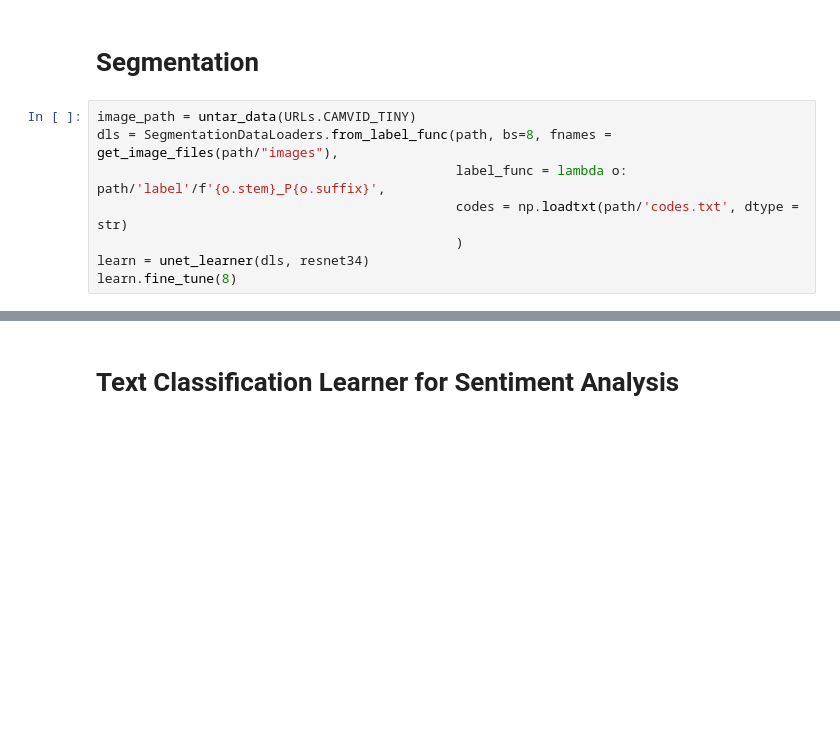
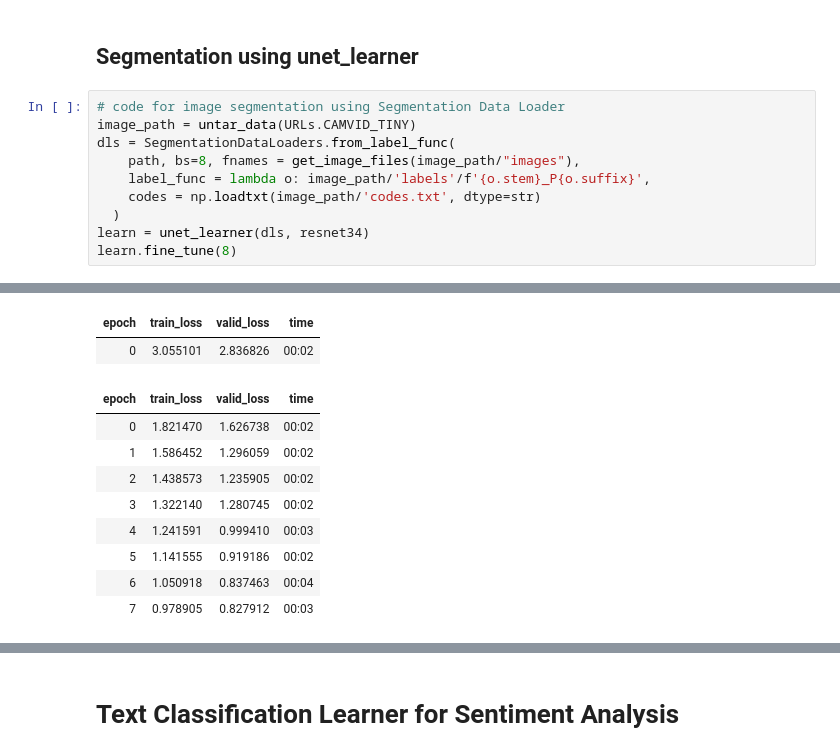
Before and after one commit to Karishma-Kuria/Assignment1-DL-CMPE-258, a Jupyter notebook: FastAI.ipynb, the cells around one changed output, grey strips where cells are left out. Drawn from its saved outputs; the diff is of its cells as text; blank space fills up the shorter version.

```diff
--- a/FastAI.ipynb
+++ b/FastAI.ipynb
@@ -22,10 +55,13 @@ learn.fine_tune(1)
 # %% [markdown]
-# **Segmentation**
+## **Segmentation using unet_learner**
 # %%
+# code for image segmentation using Segmentation Data Loader
 image_path = untar_data(URLs.CAMVID_TINY)
-dls = SegmentationDataLoaders.from_label_func(path, bs=8, fnames = get_image_files(path/"images"),
-                                              label_func = lambda o: path/'label'/f'{o.stem}_P{o.suffix}',
-                                              codes = np.loadtxt(path/'codes.txt', dtype = str)
-                                              )
+dls = SegmentationDataLoaders.from_label_func(
+    path, bs=8, fnames = get_image_files(image_path/"images"),
+    label_func = lambda o: image_path/'labels'/f'{o.stem}_P{o.suffix}',
+    codes = np.loadtxt(image_path/'codes.txt', dtype=str)
+  )
 learn = unet_learner(dls, resnet34)
 learn.fine_tune(8)
+# %% [output]
@@ -32,2 +69,13 @@ learn.fine_tune(8)
+| epoch | train_loss | valid_loss | time |
+| 0 | 3.055101 | 2.836826 | 00:02 |
+| epoch | train_loss | valid_loss | time |
+| 0 | 1.821470 | 1.626738 | 00:02 |
+| 1 | 1.586452 | 1.296059 | 00:02 |
+| 2 | 1.438573 | 1.235905 | 00:02 |
+| 3 | 1.322140 | 1.280745 | 00:02 |
+| 4 | 1.241591 | 0.999410 | 00:03 |
+| 5 | 1.141555 | 0.919186 | 00:02 |
+| 6 | 1.050918 | 0.837463 | 00:04 |
+| 7 | 0.978905 | 0.827912 | 00:03 |
 # %%
 learn.show_results(max_n = 6, figsize=(7,8))
```
Also changed, not shown: parts of 21 cells of this notebook.
